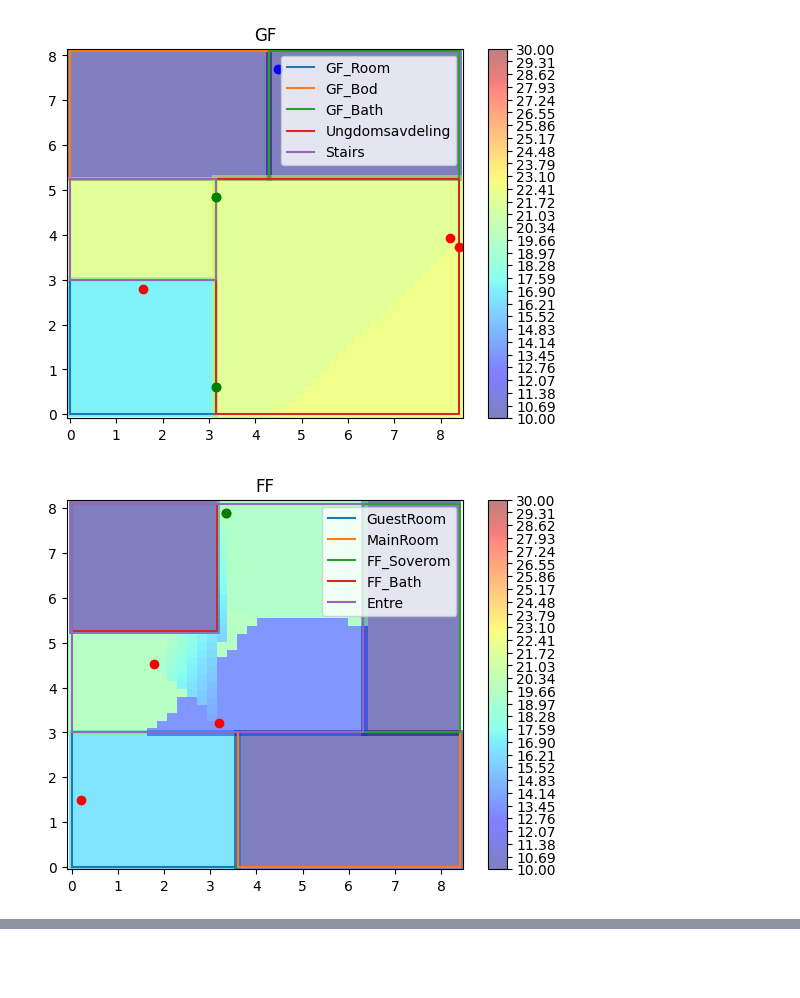
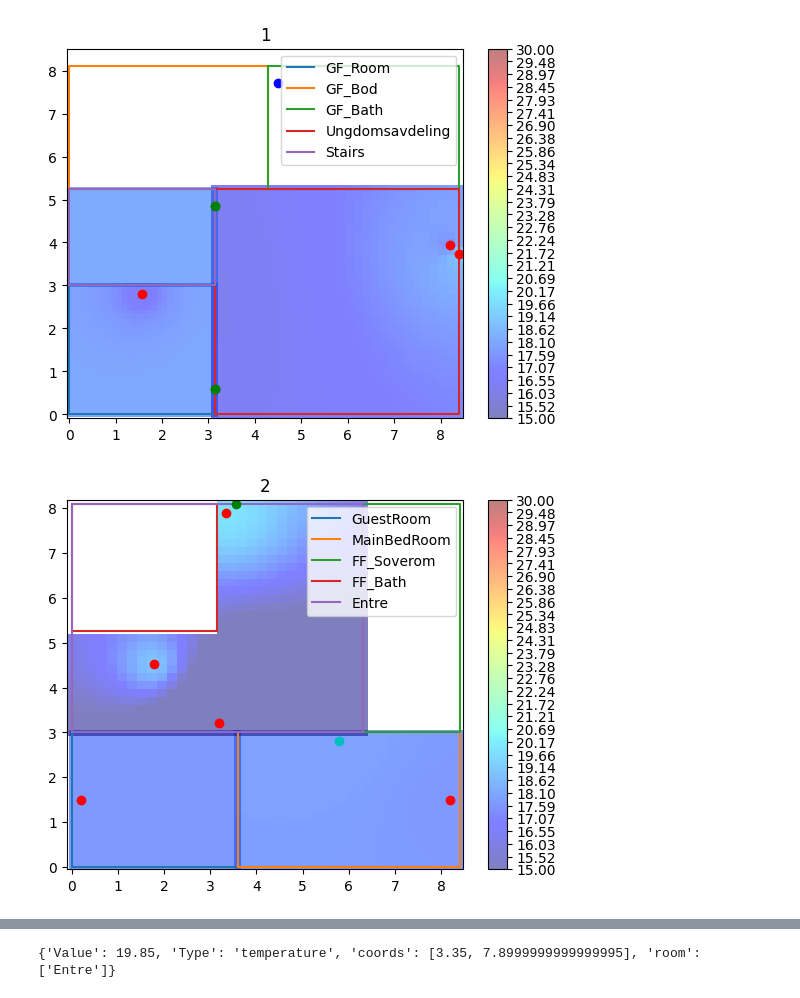
Before and after one commit to oskarhlm/VRDT---Smart-House, a Jupyter notebook: python/disruptive.ipynb, the cells around one changed output, grey strips where cells are left out. Saved outputs shown, nothing was run; the diff lists cells and outputs as text; code cells hidden in the pictures; blank space fills up the shorter version.

```diff
--- a/python/disruptive.ipynb
+++ b/python/disruptive.ipynb
@@ -121,7 +121,7 @@ Sensor_Values["0BDoor"]['coords']=          [GF_down[1],GF_left[2]-2*a_l]
 
 Sensor_Values['0BGuestDoor']['coords']=     [GF_down[1],3*a_l]
 
-# Sensor_Values['0BodWater']['coords']=       [GF_up[1]-3*a,GF_left[2]+3*a]
+# Sensor_Values['0BodWater']['coords']=       [GF_up[1]-3*a_l,GF_left[2]+3*a_l]
 
 #Room
 Sensor_Values["0BRoom"]['room']=            ['GF_Room']
@@ -147,7 +147,7 @@ Sensor_Values["1MainRoom"]['coords']=       [FF_down[2]-a_l,FF_right[1]/2]
 
 Sensor_Values["1MainBRHum"]['coords']=      [FF_down[1]+(FF_down[2]-FF_down[1])/2-a_l,FF_right[1]-a_l]
 
-Sensor_Values["1MainDoor"]['coords']=       [FF_up[1]+a_l,FF_left[3]-a_l]
+Sensor_Values["1MainDoor"]['coords']=       [FF_up[1]+2*a_l,FF_left[3]]
 Sensor_Values["1BathRoomWatet"]['coords']=  [GF_down[1]/2+a_l,(GF_left[2]-GF_left[1])/2+GF_left[1]+2*a_l]
 Sensor_Values["1OutdoorEntrance"]['coords']=[FF_down[1]-2*a_l,FF_left[1]+a_l]
 
@@ -244,7 +244,7 @@ room_coords = {'GF_Room': GF_Room,
                'Ungdomsavdeling':Ungdomsavdeling,
                'Stairs': Stair,
                'GuestRoom':GuestRoom,
-               'MainRoom':MainBedRoom,
+               'MainBedRoom':MainBedRoom,
                'FF_Soverom':FF_Soveroom,
                'FF_Bath':FF_Bath,
                'Entre':Entre,
@@ -258,7 +258,7 @@ GF=GF_Room,GF_Bod,GF_Bath,Ungdomsavdeling,Stair
 SF=Office,LivingRoom,Fireplace
 
 Floor={1:['GF_Room','GF_Bod','GF_Bath','Ungdomsavdeling','Stairs'],
-        2:['GuestRoom','MainRoom','FF_Soverom','FF_Bath','Entre'],
+        2:['GuestRoom','MainBedRoom','FF_Soverom','FF_Bath','Entre'],
         3:['Office','LivingRoom','Fireplace']
 }
 # %%
@@ -376,7 +422,7 @@ for floor in Floor:
         plt.figure(i)
         plt.plot(x_coords,y_coords, label=room)
         plt.legend()
-        try:
+        if room in room_sensors:
             S_V=room_sensors[room]
             for sensor in S_V:
                 sensor_coord=Sensor_Values[sensor]['coords']
@@ -391,40 +437,40 @@ for floor in Floor:
                     plt.plot(x,y,'co')
                 elif Sensor_Values[sensor]['Type']=='waterDetector':
                     plt.plot(x,y,'bo')
                 plt.legend(loc='upper right')
-        except:
-            None
-        vmin=10
+        vmin=15
         vmax=30
         grid=room_grid(room)
         xi,yi=grid[1],grid[2]
         plt.figure(i)
         plt.title(str(floor))
         z0=interpolate(room,grid[3],grid[4])
         z=z0[0]
-        if np.shape(z)==(1,):
-            z_2d=np.ones_like(xi)
+        if np.sum(z)<5:
+            z_2d=None
         else:
-            z_2d=np.reshape(z,(xi.shape))
+            plt.pcolormesh(xi,yi,z,shading='auto',vmin=vmin,vmax=vmax,cmap='jet', alpha=0.5)
 
-        plt.pcolormesh(xi,yi,z_2d,shading='auto',vmin=vmin,vmax=vmax,cmap='jet', alpha=0.5)
         if len(z0[1])==0:
             None
         else:
             print('Water detected in '+str(room))
             plt.plot(z0[1][0][0],z0[1][0][1],'bo',label='Water Detected')
 
         if len(z0[2])==0:
             None
+
         else:
             for j in range(2):
                 textr='Humidity in '+str(room)+ ' is higher than recomended'
                 props = dict(boxstyle='round', facecolor='wheat', alpha=0.5)
-                plt.plot(z0[2][3*j][0],z0[2][3*j][1],'co',label=str(sensor))
+                plt.plot(z0[2][3*j][0],z0[2][3*j][1],'co',label='Here')
             plt.text(-0.05,0.1, textr, transform=ax.transAxes, fontsize=10, verticalalignment='bottom', bbox=props)
+
     levels = np.linspace(vmin, vmax, 30)
     plt.colorbar(ticks=levels)
     plt.show()
+print(Sensor_Values['1Entrance1'])
 # %% [output]
-[figure, old version]
+[figure, new version]
-[figure, old version]
+[figure, new version]
@@ -432,3 +478,4 @@ for floor in Floor:
+{'Value': 19.85, 'Type': 'temperature', 'coords': [3.35, 7.8999999999999995], 'room': ['Entre']}
 # %%
 import io
 import matplotlib.pyplot as plt
```
Also changed, not shown: parts of 6 cells of this notebook, 1 other file.
